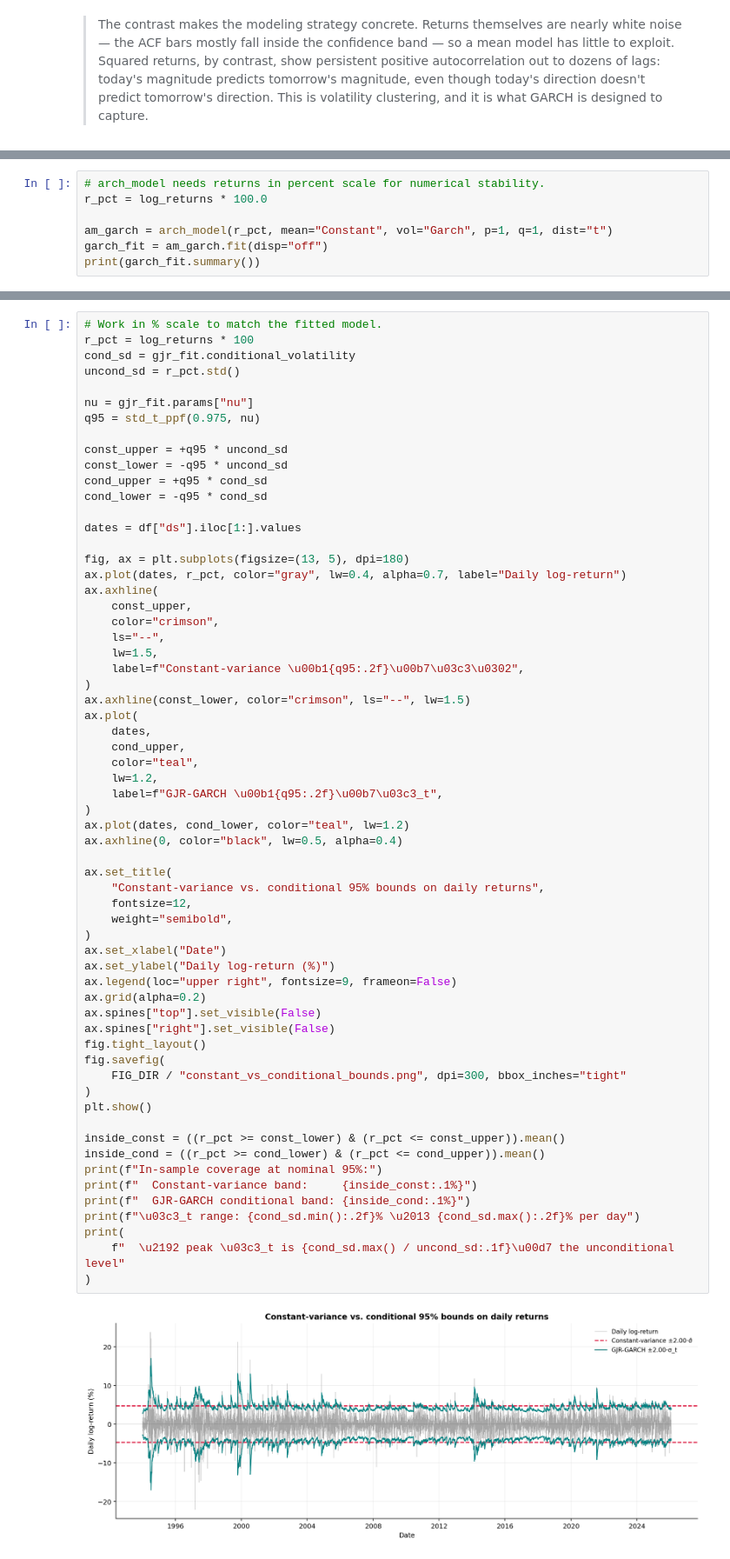
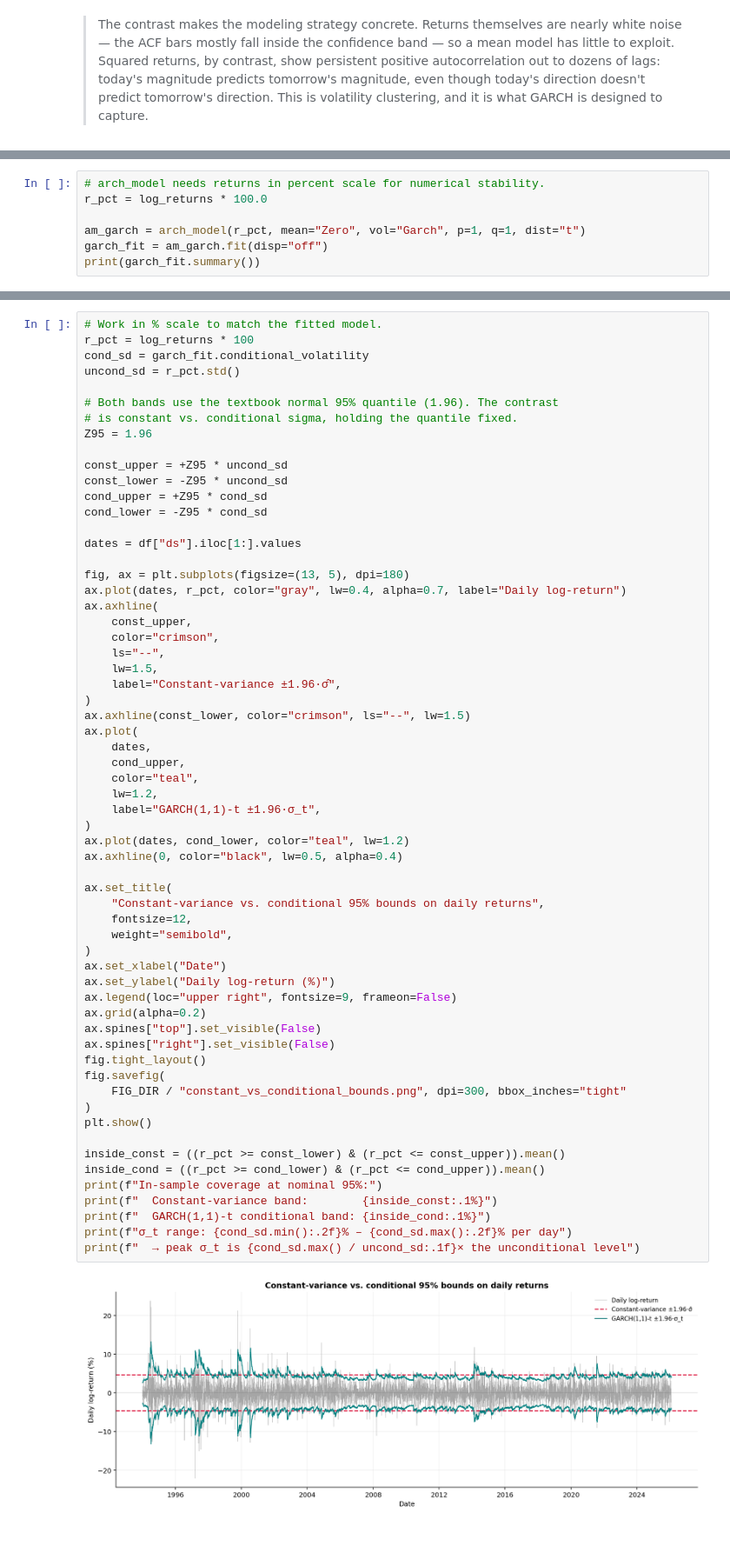
Before and after one commit to F5F0A0/coffee-futures-forecasting-model, a Jupyter notebook: notebooks/04_deployment_garch.ipynb, the cells around one changed output, grey strips where cells are left out. Shown at 87% size. Cells and saved outputs as stored; diff of their text form.

```diff
--- a/notebooks/04_deployment_garch.ipynb
+++ b/notebooks/04_deployment_garch.ipynb
@@ -267,7 +268,7 @@ point; we'll beat it next.
 # arch_model needs returns in percent scale for numerical stability.
 r_pct = log_returns * 100.0
 
-am_garch = arch_model(r_pct, mean="Constant", vol="Garch", p=1, q=1, dist="t")
+am_garch = arch_model(r_pct, mean="Zero", vol="Garch", p=1, q=1, dist="t")
 garch_fit = am_garch.fit(disp="off")
 print(garch_fit.summary())
 # %% [output]
@@ -420,16 +348,17 @@ they're narrow.
 # %%
 # Work in % scale to match the fitted model.
 r_pct = log_returns * 100
-cond_sd = gjr_fit.conditional_volatility
+cond_sd = garch_fit.conditional_volatility
 uncond_sd = r_pct.std()
 
-nu = gjr_fit.params["nu"]
-q95 = std_t_ppf(0.975, nu)
+# Both bands use the textbook normal 95% quantile (1.96). The contrast
+# is constant vs. conditional sigma, holding the quantile fixed.
+Z95 = 1.96
 
-const_upper = +q95 * uncond_sd
-const_lower = -q95 * uncond_sd
-cond_upper = +q95 * cond_sd
-cond_lower = -q95 * cond_sd
+const_upper = +Z95 * uncond_sd
+const_lower = -Z95 * uncond_sd
+cond_upper = +Z95 * cond_sd
+cond_lower = -Z95 * cond_sd
 
 dates = df["ds"].iloc[1:].values
 
@@ -440,45 +369,43 @@ ax.axhline(
     color="crimson",
     ls="--",
     lw=1.5,
-    label=f"Constant-variance \u00b1{q95:.2f}\u00b7\u03c3\u0302",
+    label="Constant-variance ±1.96·σ̂",
 )
 ax.axhline(const_lower, color="crimson", ls="--", lw=1.5)
 ax.plot(
     dates,
     cond_upper,
     color="teal",
     lw=1.2,
-    label=f"GJR-GARCH \u00b1{q95:.2f}\u00b7\u03c3_t",
+    label="GARCH(1,1)-t ±1.96·σ_t",
 )
 ax.plot(dates, cond_lower, color="teal", lw=1.2)
 ax.axhline(0, color="black", lw=0.5, alpha=0.4)
 
 ax.set_title(
     "Constant-variance vs. conditional 95% bounds on daily returns",
     fontsize=12,
     weight="semibold",
 )
 ax.set_xlabel("Date")
 ax.set_ylabel("Daily log-return (%)")
 ax.legend(loc="upper right", fontsize=9, frameon=False)
 ax.grid(alpha=0.2)
 ax.spines["top"].set_visible(False)
 ax.spines["right"].set_visible(False)
 fig.tight_layout()
 fig.savefig(
     FIG_DIR / "constant_vs_conditional_bounds.png", dpi=300, bbox_inches="tight"
 )
 plt.show()
 
 inside_const = ((r_pct >= const_lower) & (r_pct <= const_upper)).mean()
 inside_cond = ((r_pct >= cond_lower) & (r_pct <= cond_upper)).mean()
 print(f"In-sample coverage at nominal 95%:")
-print(f"  Constant-variance band:     {inside_const:.1%}")
-print(f"  GJR-GARCH conditional band: {inside_cond:.1%}")
-print(f"\u03c3_t range: {cond_sd.min():.2f}% \u2013 {cond_sd.max():.2f}% per day")
-print(
-    f"  \u2192 peak \u03c3_t is {cond_sd.max() / uncond_sd:.1f}\u00d7 the unconditional level"
-)
+print(f"  Constant-variance band:        {inside_const:.1%}")
+print(f"  GARCH(1,1)-t conditional band: {inside_cond:.1%}")
+print(f"σ_t range: {cond_sd.min():.2f}% – {cond_sd.max():.2f}% per day")
+print(f"  → peak σ_t is {cond_sd.max() / uncond_sd:.1f}× the unconditional level")
 # %% [output]
-[figure, old version]
+[figure, new version]
 In-sample coverage at nominal 95%:
```
Also changed, not shown: parts of 22 cells of this notebook, 41 other files.
